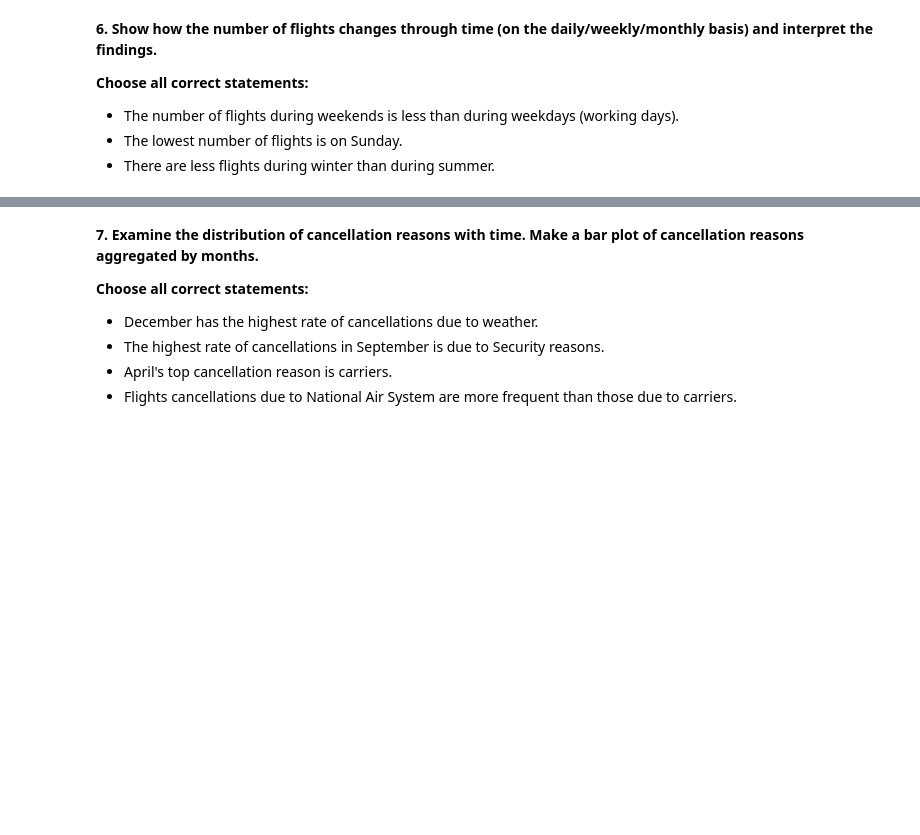
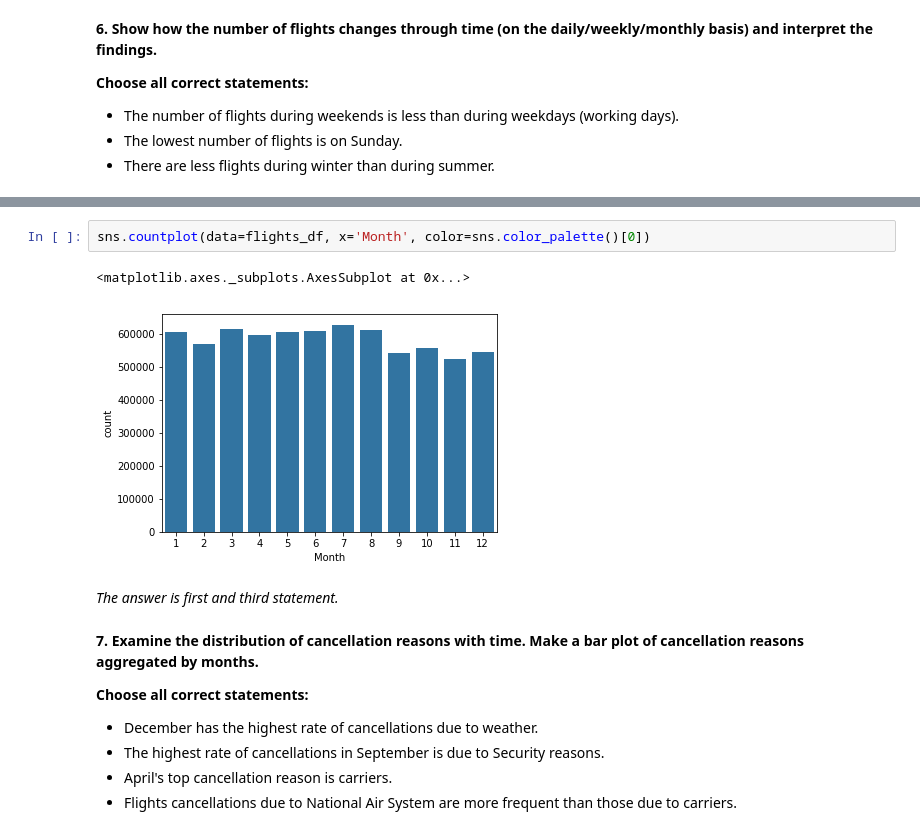
Before and after one commit to LYleonard/DataAnalysis, a Jupyter notebook: OMLCourse/assignment2_USA_flights/assignment2_USA_flights.ipynb, the cells around one changed output, grey strips where cells are left out. Cells and saved outputs as stored; diff of their text form; blank space fills up the shorter version.

```diff
--- a/OMLCourse/assignment2_USA_flights/assignment2_USA_flights.ipynb
+++ b/OMLCourse/assignment2_USA_flights/assignment2_USA_flights.ipynb
@@ -319,3 +324,10 @@ num_flights_by_date.rolling(window=7).mean().plot();
+# %%
+sns.countplot(data=flights_df, x='Month', color=sns.color_palette()[0])
+# %% [output]
+<matplotlib.axes._subplots.AxesSubplot at 0x...>
+[figure, added]
+# %% [markdown]
+*The answer is first and third statement.*
 # %% [markdown]
 **7. Examine the distribution of cancellation reasons with time. Make a bar plot of cancellation reasons aggregated by months.**
 
```
Also changed, not shown: parts of 15 cells of this notebook.
